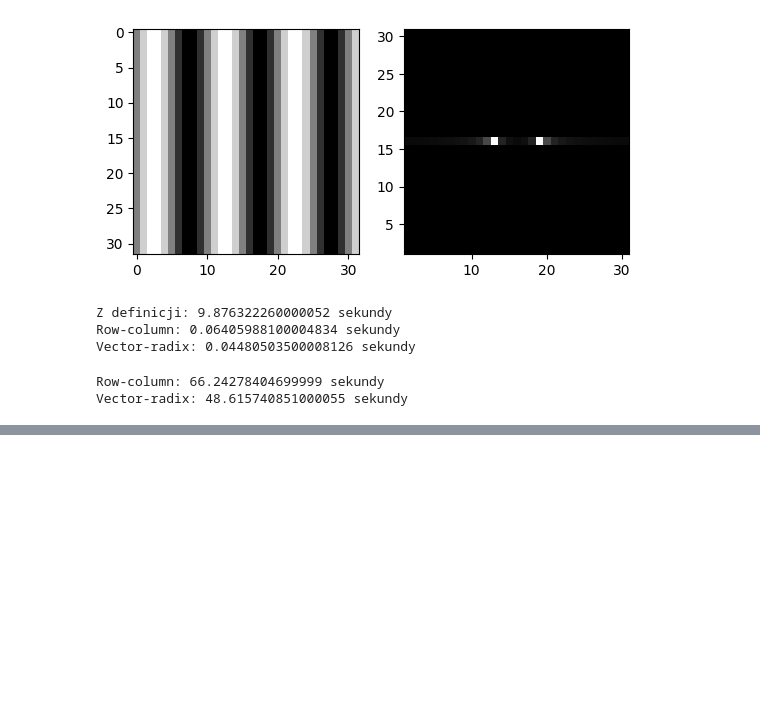
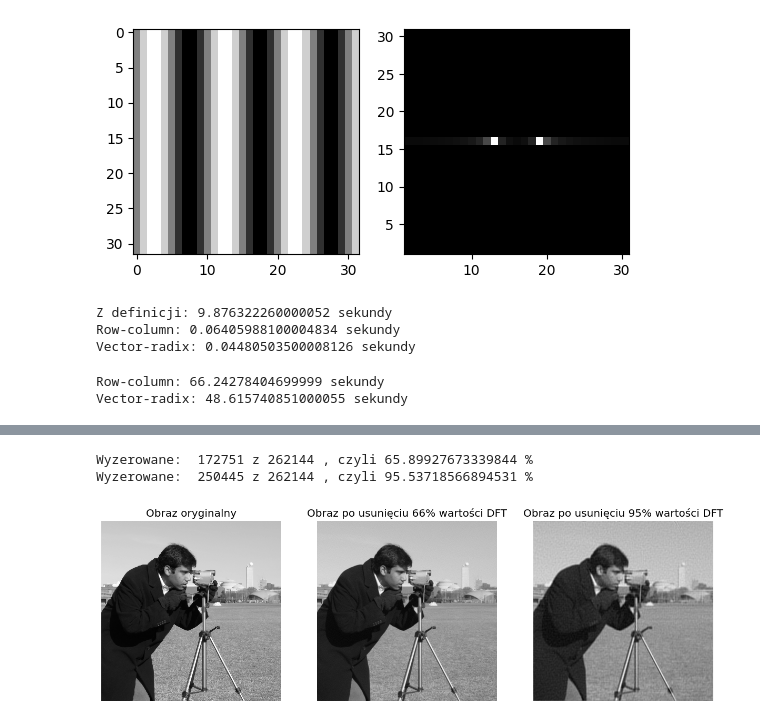
Before and after one commit to 5arcoramphu5/FastFourierTransform, a Jupyter notebook: eksperymenty.ipynb, the cells around one changed output, grey strips where cells are left out. Cells and saved outputs as stored; diff of their text form; code cells hidden in the pictures; blank space fills up the shorter version.

```diff
--- a/eksperymenty.ipynb
+++ b/eksperymenty.ipynb
@@ -531,0 +565,34 @@ Vector-radix: 48.615740851000055 sekundy
+# %%
+camera = data.camera()
+# %%
+def compress(threshold):
+    A = np.fft.fft2(camera)
+    zeroed = (np.abs(A) <= threshold).sum()
+    N = A.shape[0]*A.shape[1]
+    print('Wyzerowane: ', zeroed, 'z', N, ', czyli', float(zeroed)/N*100, '%')
+    A[np.abs(A) <= threshold] = 0
+    A = np.fft.ifft2(A)
+    plt.imshow(np.real(A))
+    plt.axis('off')
+
+
+plt.figure(figsize=(15, 30))
+
+plt.subplot(131)
+plt.title('Obraz oryginalny')
+plt.imshow(camera, cmap='gray', interpolation='nearest')
+plt.axis('off')
+
+plt.subplot(132)
+plt.title('Obraz po usunięciu 66% wartości DFT')
+compress(5000)
+
+plt.subplot(133)
+plt.title('Obraz po usunięciu 95% wartości DFT')
+compress(20000)
+
+plt.show()
+# %% [output]
+Wyzerowane:  172751 z 262144 , czyli 65.89927673339844 %
+Wyzerowane:  250445 z 262144 , czyli 95.53718566894531 %
+[figure, added]
```
Also changed, not shown: parts of 6 cells of this notebook.
